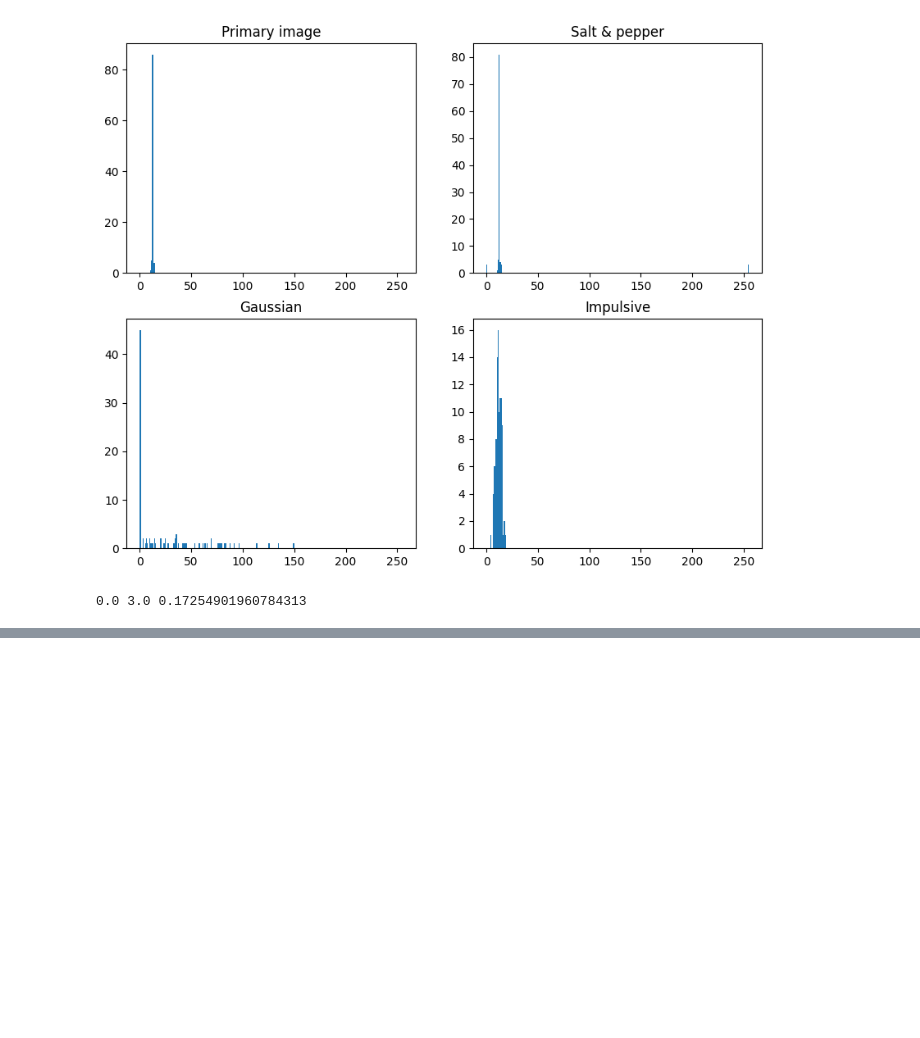
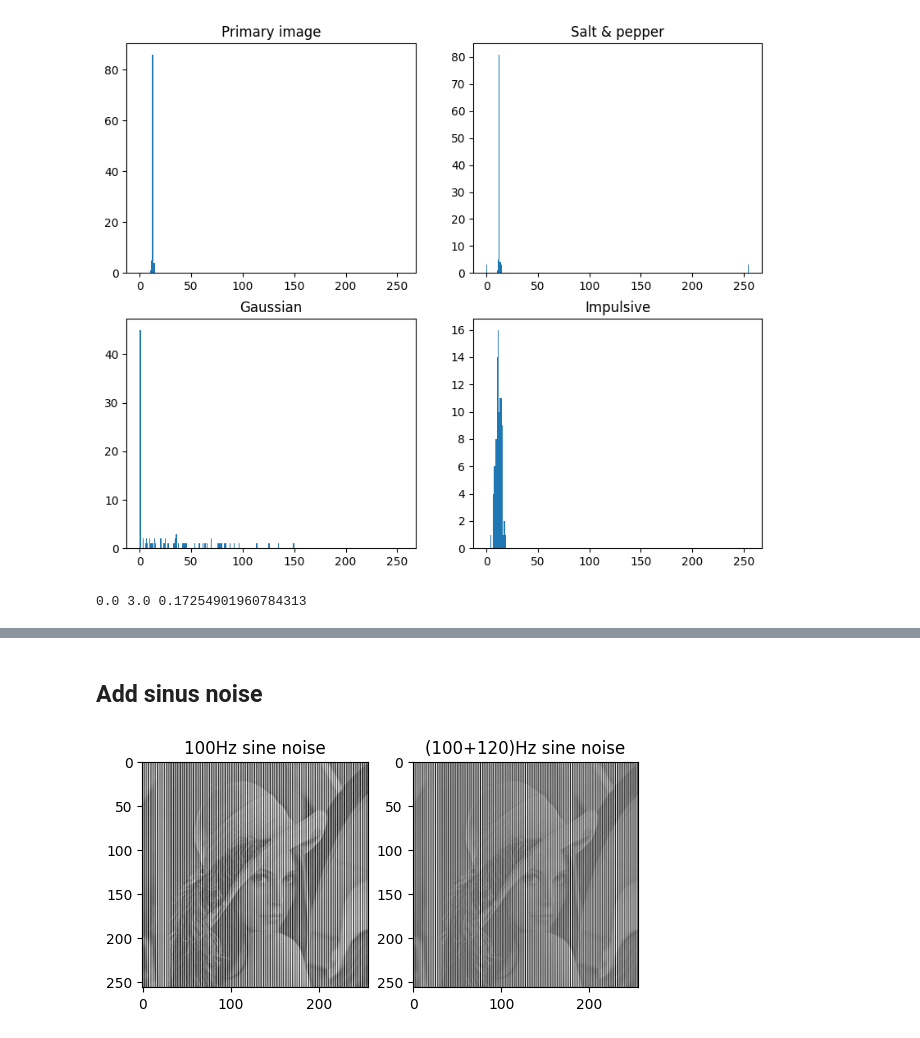
Before and after one commit to smmss79/DIP_2023, a Jupyter notebook: HW3/DIP_HW3.ipynb, the cells around one changed output, grey strips where cells are left out. Cells and saved outputs as stored; diff of their text form; code cells hidden in the pictures; blank space fills up the shorter version.

```diff
--- a/HW3/DIP_HW3.ipynb
+++ b/HW3/DIP_HW3.ipynb
@@ -181,0 +202,22 @@ sp.var()
+# %% [markdown]
+## Add sinus noise
+# %%
+freq = 100
+freq2 = 120
+
+t = np.linspace(0,1,256)
+noise2 = np.sin(freq*t*2*np.pi)*255
+noise3 = np.sin(freq2*t*2*np.pi)*255
+
+image2_noised1 = noise2 + image2
+image2_noised2 = noise2 + noise3 + image2
+
+plt.subplot(1,2,1)
+plt.imshow(image2_noised1,cmap="gray")
+plt.title("100Hz sine noise")
+plt.subplot(1,2,2)
+plt.imshow(image2_noised2,cmap="gray")
+plt.title("(100+120)Hz sine noise")
+plt.show()
+# %% [output]
+[figure, added]
```
Also changed, not shown: parts of 14 cells of this notebook.
